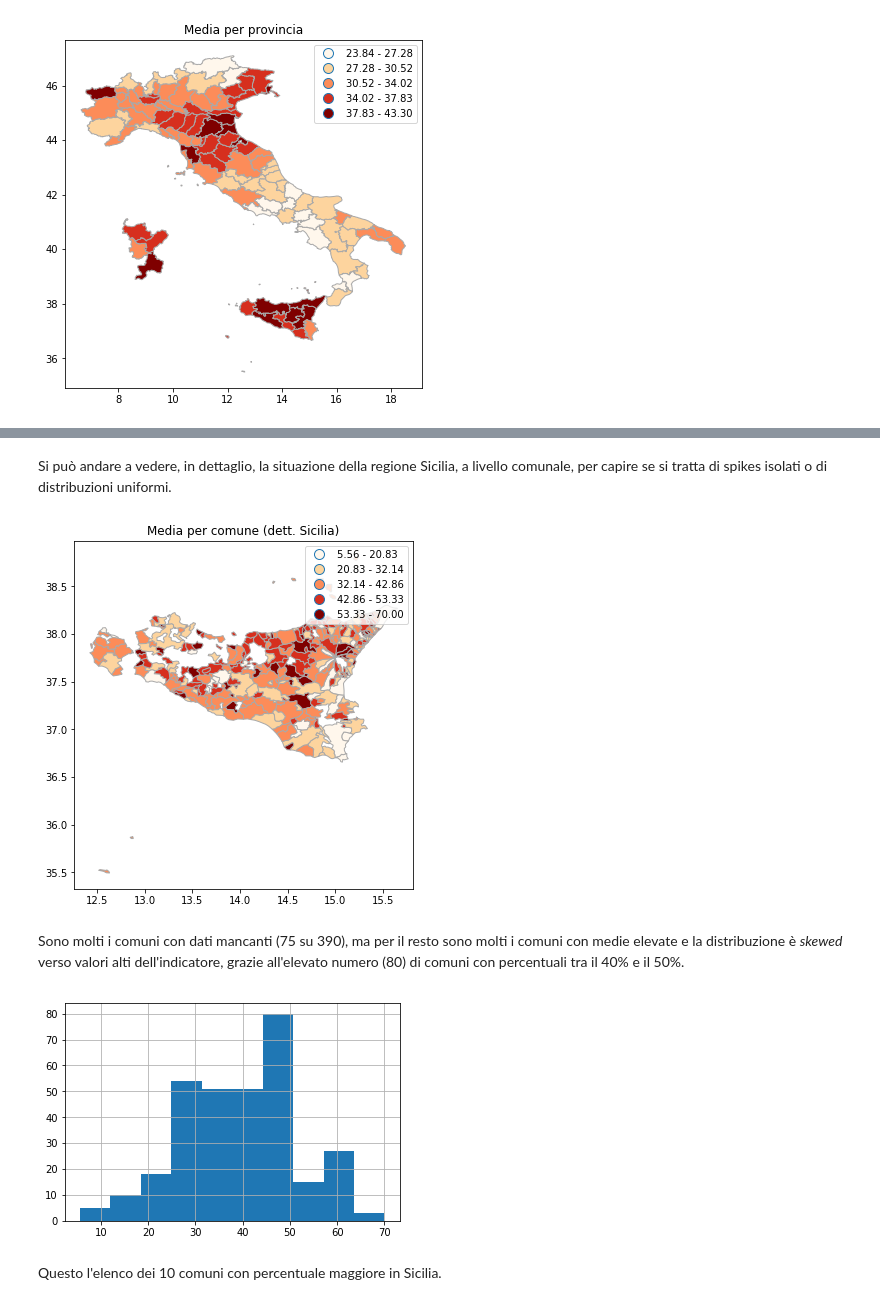
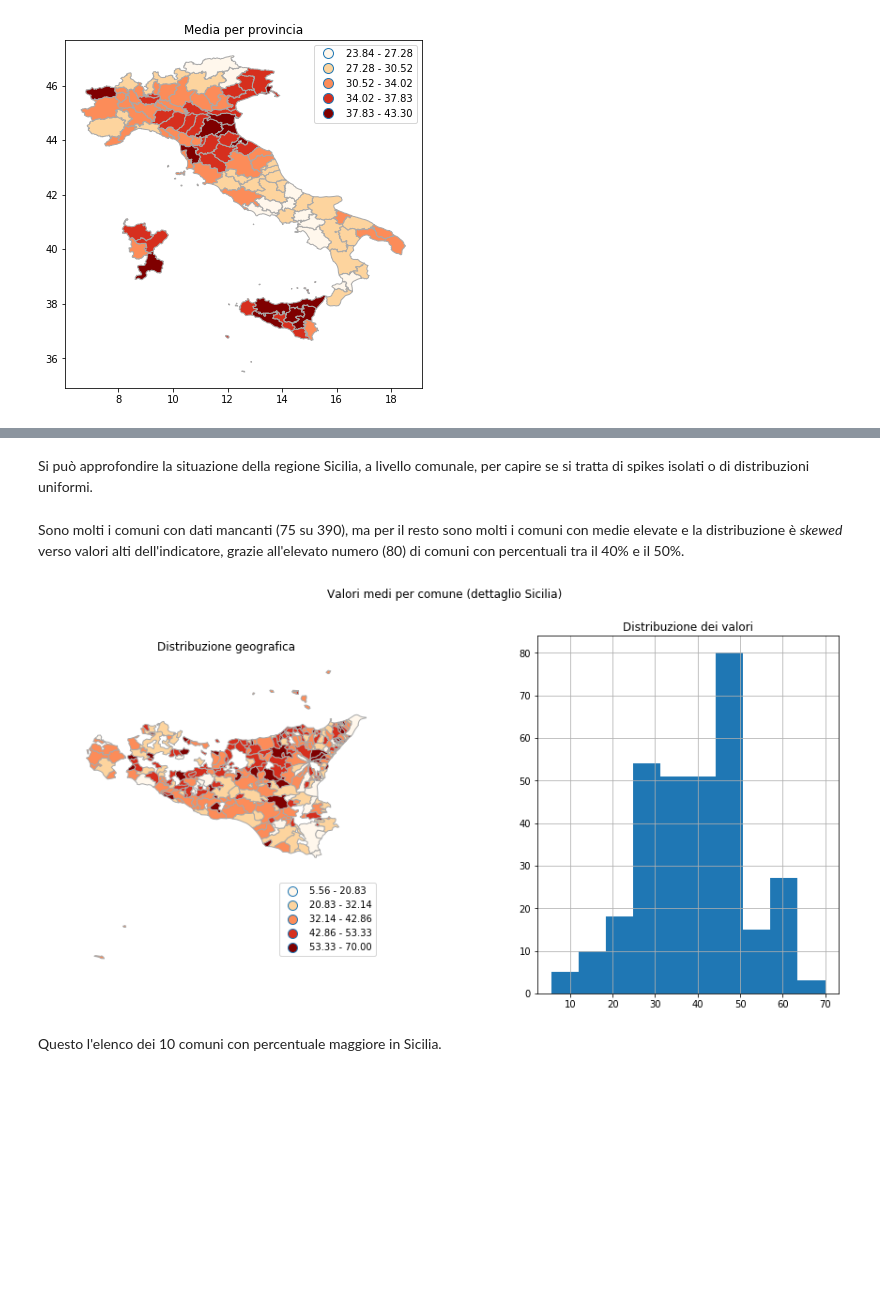
Before and after one commit to guglielmo/datalab, a Jupyter notebook: opdm/Il genere degli eletti.ipynb, the cells around one changed output, grey strips where cells are left out. Drawn from its saved outputs; the diff is of its cells as text; code cells hidden in the pictures; blank space fills up the shorter version.

```diff
--- a/opdm/Il genere degli eletti.ipynb
+++ b/opdm/Il genere degli eletti.ipynb
@@ -259,5 +260,5 @@ prov_plot.set_title('Media per provincia');
 # %% [markdown]
-Si può andare a vedere, in dettaglio, la situazione della regione Sicilia, a livello comunale, per capire se si tratta di spikes isolati o di distribuzioni uniformi.
+Si può approfondire la situazione della regione Sicilia, a livello comunale, per capire se si tratta di spikes isolati o di distribuzioni uniformi.
 # %%
 # filtro sui topojson comunali, per la regione Sicilia
 geo_df = gpd.read_file('../geojson/comuni.topo.json')
@@ -272,22 +273,31 @@ df = geo_df.merge(data_df, left_on='cod_com', right_on='area_istat_com_code', ho
 # rimozione colonne inutili e cambio nome
 df.drop(columns=['id', 'area_istat_reg_code'], inplace=True)
 df.rename(columns={'area_prov_code': 'prov'}, inplace=True);
-# %%
-# plot
-prov_plot = df.plot(
-    column='perc_f', cmap='OrRd', scheme='Fisher_Jenks',
-    legend=True, figsize=[6.4, 6.4],
-    edgecolor='darkgray',
-)
-prov_plot.set_title('Media per comune (dett. Sicilia)');
-# %% [output]
-[figure, removed]
 # %% [markdown]
 Sono molti i comuni con dati mancanti (75 su 390), ma per il resto sono molti i comuni con medie elevate e la distribuzione è *skewed* verso valori alti dell'indicatore, grazie all'elevato numero (80) di comuni con percentuali tra il 40% e il 50%.
-# %%
-df.perc_f.hist();
-# %% [output]
-[figure, removed]
+# %%
+import matplotlib.pyplot as plt
+import matplotlib.gridspec as gridspec
+
+fig, axes = plt.subplots(1, 2, figsize=(7. * 2.1, 7.))
+fig.subplots_adjust(hspace=0.5, wspace=0.5)
+fig.suptitle('Valori medi per comune (dettaglio Sicilia)')
+ax = df.plot(
+    column='perc_f', ax=axes.flat[0], cmap='OrRd', scheme='Fisher_Jenks',
+    legend=True,
+    edgecolor='darkgray',
+)
+ax.set_aspect('equal')
+ax.set_axis_off()
+ax.set_title('Distribuzione geografica')
+leg = ax.get_legend()
+leg.set_bbox_to_anchor((0., 0., 1., 0.3))
+
+ax = df.perc_f.hist(axes=axes.flat[1])
+ax.set_aspect('equal')
+ax.set_title('Distribuzione dei valori');
+# %% [output]
+[figure, added]
 # %% [markdown]
 Questo l'elenco dei 10 comuni con percentuale maggiore in Sicilia.
 # %%
```
Also changed, not shown: parts of 4 cells of this notebook.
